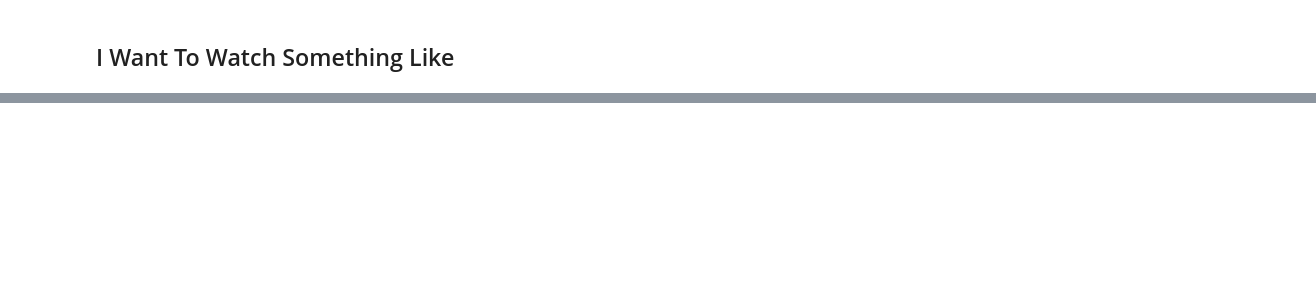
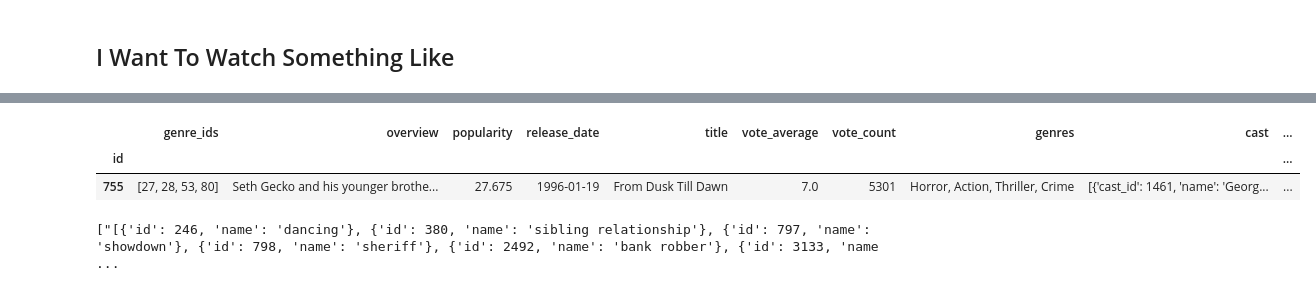
Before and after one commit to fadeeva/normal_projects, a Jupyter notebook: Popular_10000_movies_listed_on_TMDb/prsnt.ipynb, the cells around one changed output, grey strips where cells are left out. Saved outputs shown, nothing was run; the diff lists cells and outputs as text; code cells hidden in the pictures; blank space fills up the shorter version.

Commit message:
test class

```diff
--- a/Popular_10000_movies_listed_on_TMDb/prsnt.ipynb
+++ b/Popular_10000_movies_listed_on_TMDb/prsnt.ipynb
@@ -727,2 +745,7 @@ movies_df.head()
 # %% [markdown]
 ## I Want To Watch Something Like
+# %%
+# data for test purpose only
+sum_vectors_keywords = pd.read_csv('data/test_data/keywords_sum_vectors.csv', index_col=0)
+sum_vectors_cast = pd.read_csv('data/test_data/cast_sum_vectors.csv', index_col=0)
+sum_vectors_crew = pd.read_csv('data/test_data/crew_sum_vectors.csv', index_col=0)
@@ -837,7 +862,7 @@ class IWantToWatchSomethingLike:
                       & (movies['vote_average'] >= self.MIN_RATING)
                       & (movies['vote_count'] >= self.MIN_VOTE_COUNT)
                       & (movies['popularity'] > self.MIN_POPULARITY)
-                      & (movies['label'].isin(self.like_df['label'].to_list()))
+#                       & (movies['label'].isin(self.like_df['label'].to_list()))
                      ]
 
     def gather_like_info(self)->float:
@@ -847,0 +885,11 @@ class IWantToWatchSomethingLike:
+# %%
+what_to_watch = IWantToWatchSomethingLike(like)
+what_to_watch.show_what_i_like()
+# %% [output]
+|  | genre_ids | overview | popularity | release_date | title | vote_average | vote_count | genres | cast | ... |
+| id |  |  |  |  |  |  |  |  |  | ... |
+| 755 | [27, 28, 53, 80] | Seth Gecko and his younger brothe... | 27.675 | 1996-01-19 | From Dusk Till Dawn | 7.0 | 5301 | Horror, Action, Thriller, Crime | [{'cast_id': 1461, 'name': 'Georg... | ... |
+# %%
+keywords_df.loc[755].to_list()
+# %% [output]
+["[{'id': 246, 'name': 'dancing'}, {'id': 380, 'name': 'sibling relationship'}, {'id': 797, 'name': 'showdown'}, {'id': 798, 'name': 'sheriff'}, {'id': 2492, 'name': 'bank robber'}, {'id': 3133, 'name ...
```
Also changed, not shown: parts of 13 cells of this notebook.
